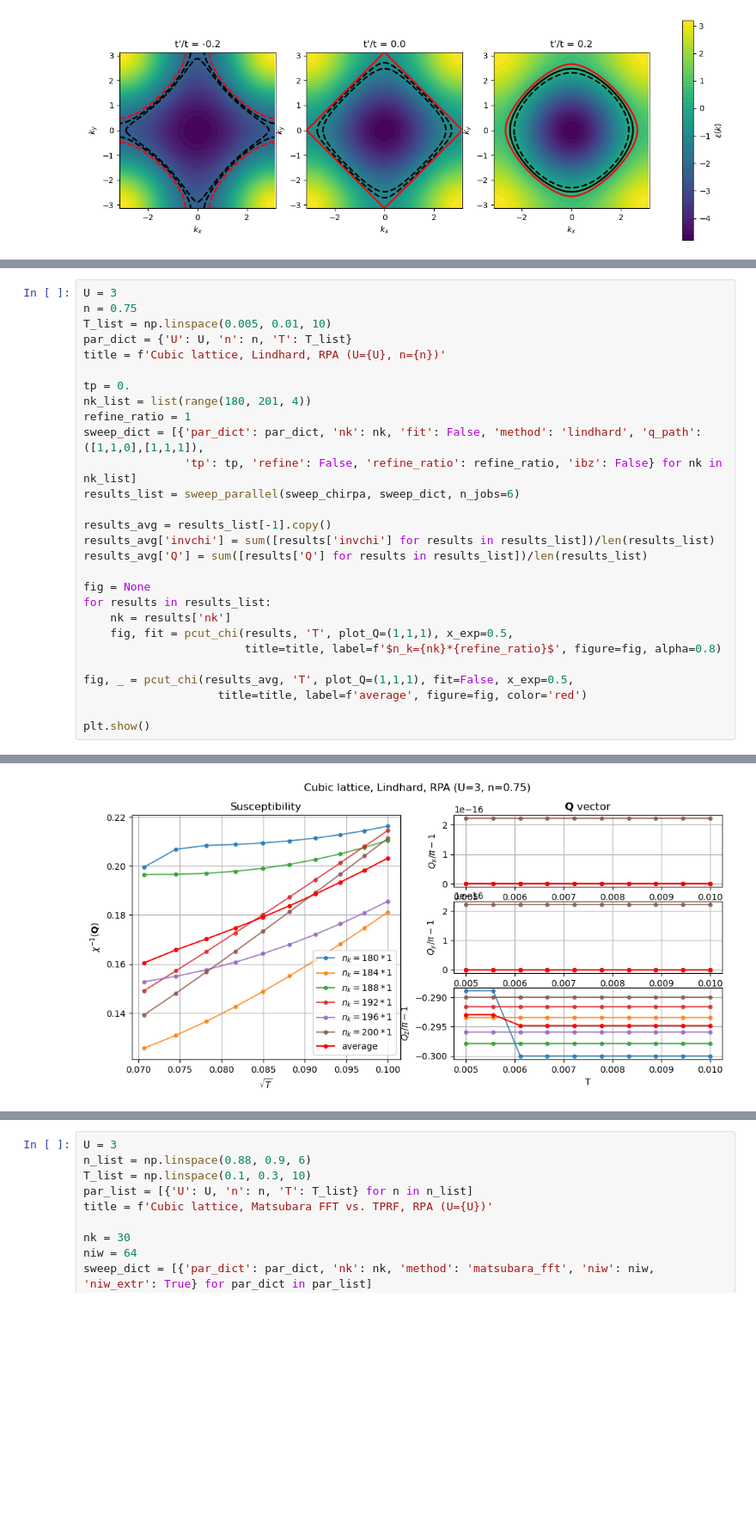
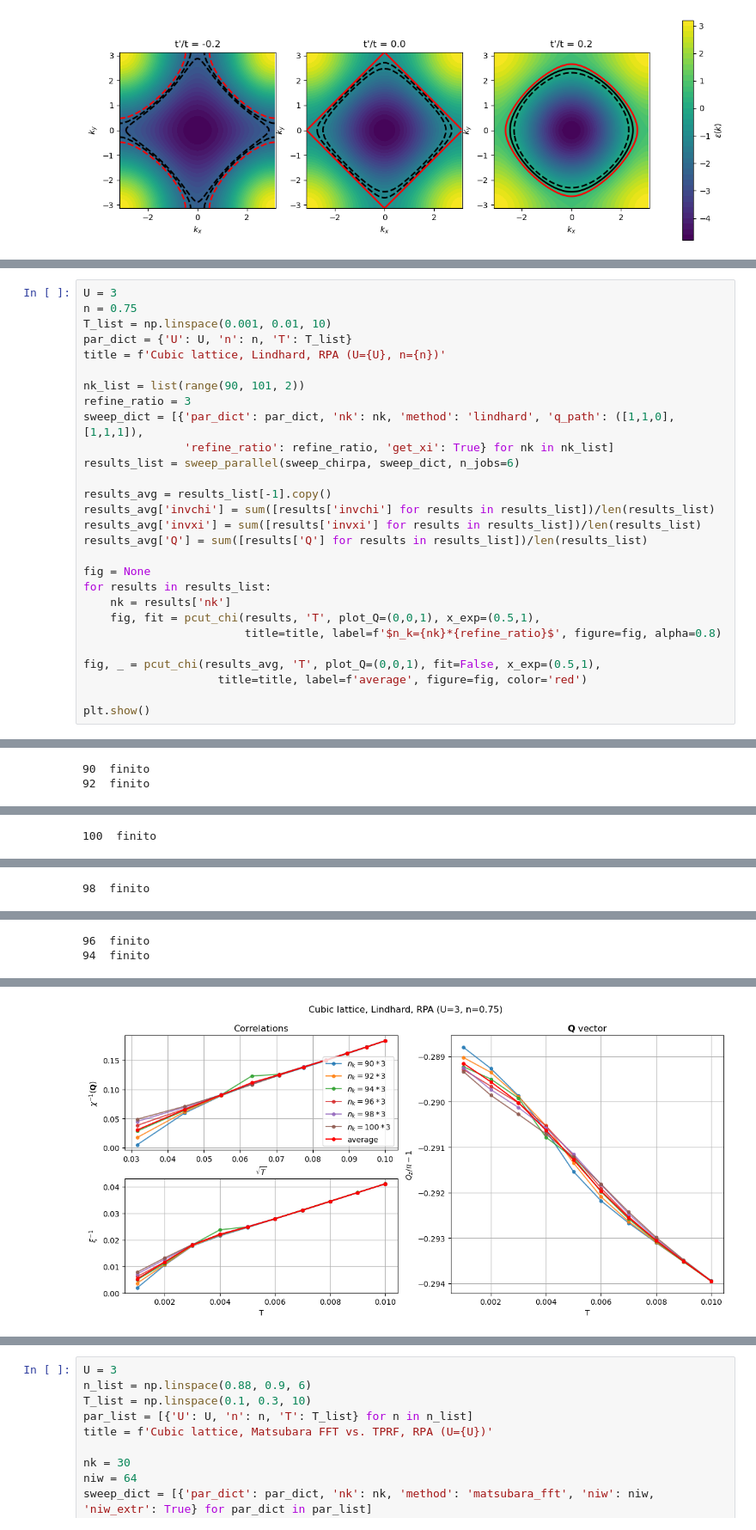
Before and after one commit to cctort/quantum_criticality, a Jupyter notebook: chi_rpa.ipynb, the cells around one changed output, grey strips where cells are left out. Shown at 86% size. Drawn from its saved outputs; the diff is of its cells as text; blank space fills up the shorter version.

Commit message:
xi implemented with lindhard only

```diff
--- a/chi_rpa.ipynb
+++ b/chi_rpa.ipynb
@@ -191,28 +194,28 @@ TypeError: LATTICE.get_e_k() got an unexpected keyword argument 'nk'
 # %%
 U = 3
 n = 0.75
-T_list = np.linspace(0.005, 0.01, 10)
+T_list = np.linspace(0.001, 0.01, 10)
 par_dict = {'U': U, 'n': n, 'T': T_list}
 title = f'Cubic lattice, Lindhard, RPA (U={U}, n={n})'
 
-tp = 0.
-nk_list = list(range(180, 201, 4))
-refine_ratio = 1
-sweep_dict = [{'par_dict': par_dict, 'nk': nk, 'fit': False, 'method': 'lindhard', 'q_path': ([1,1,0],[1,1,1]),
-               'tp': tp, 'refine': False, 'refine_ratio': refine_ratio, 'ibz': False} for nk in nk_list]
+nk_list = list(range(90, 101, 2))
+refine_ratio = 3
+sweep_dict = [{'par_dict': par_dict, 'nk': nk, 'method': 'lindhard', 'q_path': ([1,1,0],[1,1,1]),
+               'refine_ratio': refine_ratio, 'get_xi': True} for nk in nk_list]
 results_list = sweep_parallel(sweep_chirpa, sweep_dict, n_jobs=6)
 
 results_avg = results_list[-1].copy()
 results_avg['invchi'] = sum([results['invchi'] for results in results_list])/len(results_list)
+results_avg['invxi'] = sum([results['invxi'] for results in results_list])/len(results_list)
 results_avg['Q'] = sum([results['Q'] for results in results_list])/len(results_list)
 
 fig = None
 for results in results_list:
     nk = results['nk']
-    fig, fit = pcut_chi(results, 'T', plot_Q=(1,1,1), x_exp=0.5,
+    fig, fit = pcut_chi(results, 'T', plot_Q=(0,0,1), x_exp=(0.5,1),
                         title=title, label=f'$n_k={nk}*{refine_ratio}$', figure=fig, alpha=0.8)
 
-fig, _ = pcut_chi(results_avg, 'T', plot_Q=(1,1,1), fit=False, x_exp=0.5,
+fig, _ = pcut_chi(results_avg, 'T', plot_Q=(0,0,1), fit=False, x_exp=(0.5,1),
                     title=title, label=f'average', figure=fig, color='red')
 
 plt.show()
@@ -236,0 +236,2 @@ Starting serial run at: 2026-05-22 15:44:50.846436
+90  finito
+92  finito
@@ -236,0 +239 @@ Starting serial run at: 2026-05-22 15:44:50.846436
+100  finito
@@ -236,0 +241 @@ Starting serial run at: 2026-05-22 15:44:50.846436
+98  finito
@@ -236,0 +243,2 @@ Starting serial run at: 2026-05-22 15:44:50.846436
+96  finito
+94  finito
@@ -237,3 +246,3 @@ Starting serial run at: 2026-05-22 15:44:50.846436
-[figure, old version]
+[figure, new version]
 # %%
 U = 3
```
Also changed, not shown: parts of 12 cells of this notebook, 5 other files.
